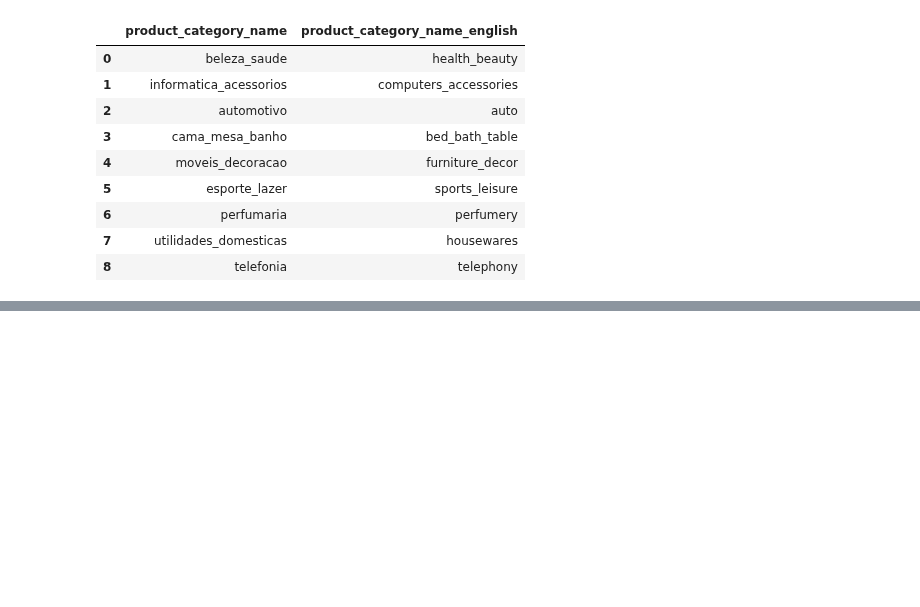
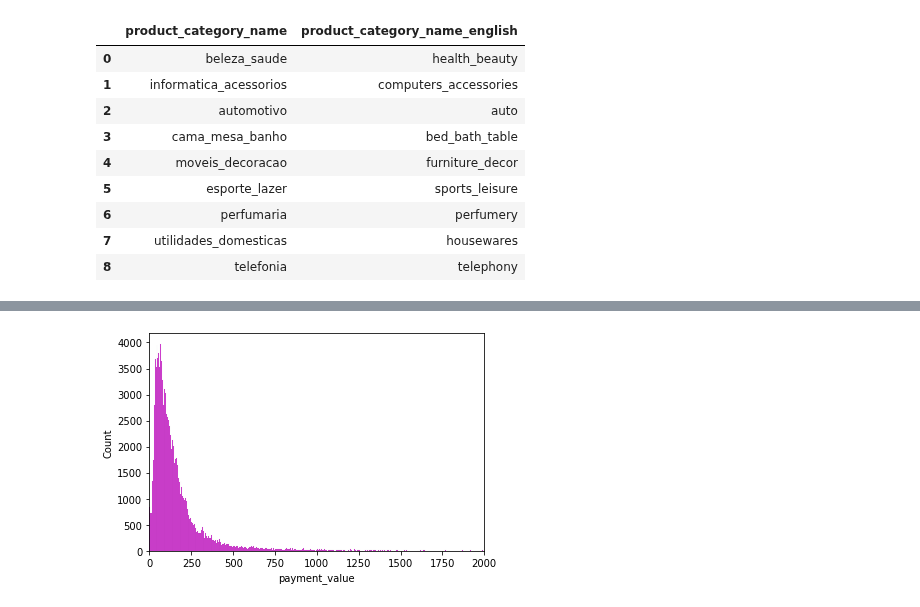
Before and after one commit to MBSant/Python, a Jupyter notebook: Projeto_Satisfação_do_Consumidor.ipynb, the cells around one changed output, grey strips where cells are left out. Saved outputs shown, nothing was run; the diff lists cells and outputs as text; code cells hidden in the pictures; blank space fills up the shorter version.

```diff
--- a/Projeto_Satisfação_do_Consumidor.ipynb
+++ b/Projeto_Satisfação_do_Consumidor.ipynb
@@ -175,0 +547,6 @@ product_translation.head(9)
+# %%
+sns.histplot(x='payment_value', data=df_ecommerce, color = 'm')
+plt.xlim([0,2000])
+plt.show()
+# %% [output]
+[figure, added]
```
Also changed, not shown: parts of 98 cells of this notebook.
